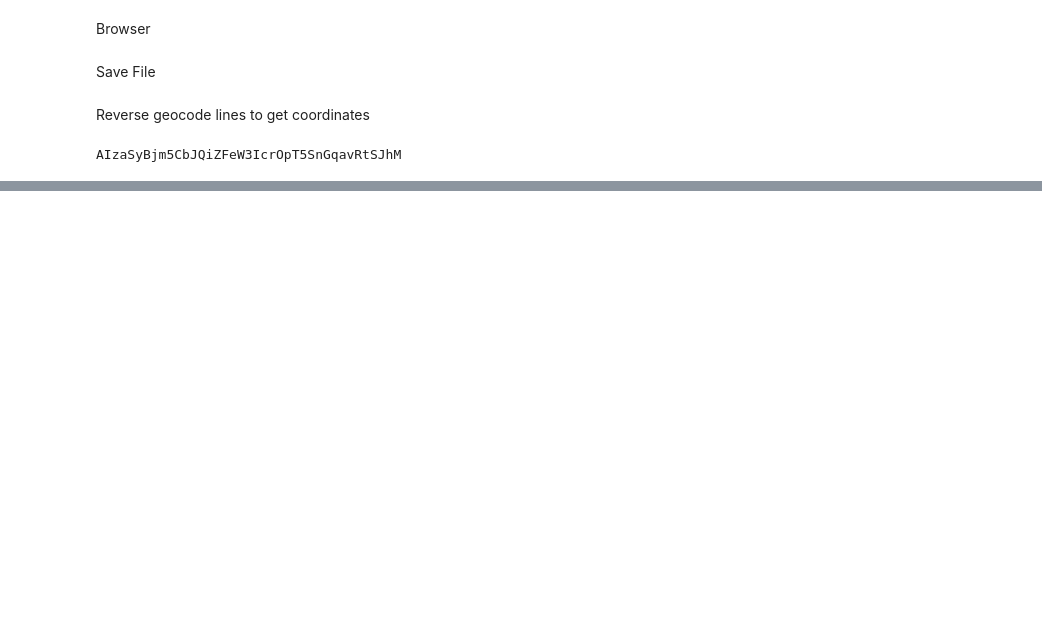
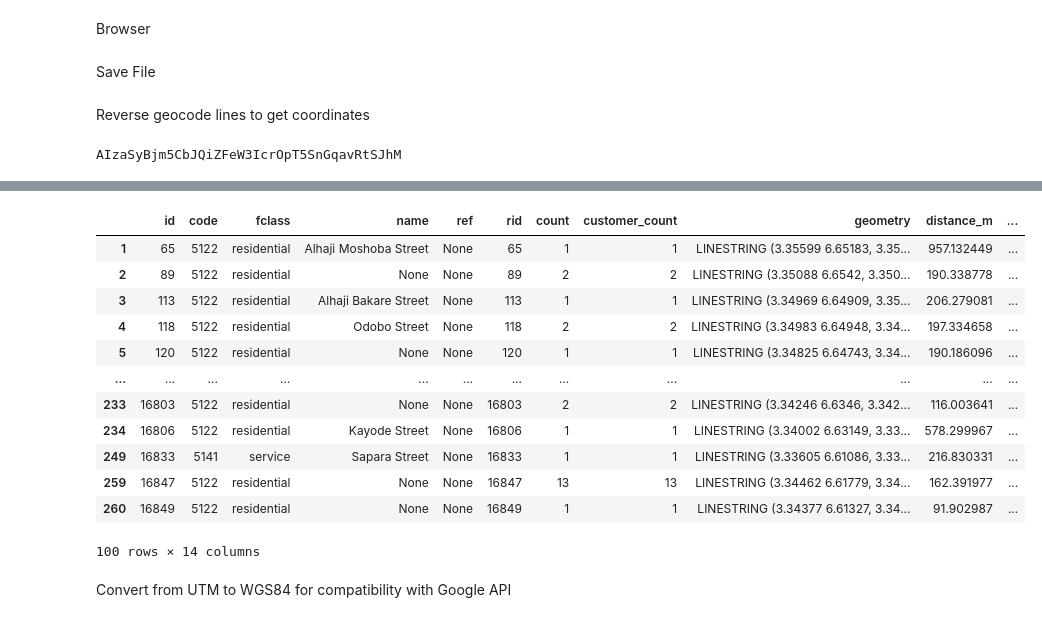
Before and after one commit to Ire-oluwa/Erroneous-LineString-Fixer, a Jupyter notebook: customers_without_row.ipynb, the cells around one changed output, grey strips where cells are left out. Drawn from its saved outputs; the diff is of its cells as text; code cells hidden in the pictures; blank space fills up the shorter version.

```diff
--- a/customers_without_row.ipynb
+++ b/customers_without_row.ipynb
@@ -201,0 +206,6 @@ def batch_reverse_geocode(gdf, api_key, batch_size=50, delay=2):
+# %%
+gdf_sample = gdf_non_right.head(100).copy()
+if gdf_sample.crs != "EPSG:4326":
+    gdf_sample = gdf_sample.to_crs(epsg=4326)
+
+gdf_non_right_with_addr = batch_reverse_geocode(gdf=gdf_sample, api_key=API_KEY)
@@ -202,3 +230,21 @@ def batch_reverse_geocode(gdf, api_key, batch_size=50, delay=2):
+# %%
+gdf_sample
+# %% [output]
+|  | id | code | fclass | name | ref | rid | count | customer_count | geometry | distance_m | ... |
+| 1 | 65 | 5122 | residential | Alhaji Moshoba Street | None | 65 | 1 | 1 | LINESTRING (3.35599 6.65183, 3.35... | 957.132449 | ... |
+| 2 | 89 | 5122 | residential | None | None | 89 | 2 | 2 | LINESTRING (3.35088 6.6542, 3.350... | 190.338778 | ... |
+| 3 | 113 | 5122 | residential | Alhaji Bakare Street | None | 113 | 1 | 1 | LINESTRING (3.34969 6.64909, 3.35... | 206.279081 | ... |
+| 4 | 118 | 5122 | residential | Odobo Street | None | 118 | 2 | 2 | LINESTRING (3.34983 6.64948, 3.34... | 197.334658 | ... |
+| 5 | 120 | 5122 | residential | None | None | 120 | 1 | 1 | LINESTRING (3.34825 6.64743, 3.34... | 190.186096 | ... |
+| ... | ... | ... | ... | ... | ... | ... | ... | ... | ... | ... | ... |
+| 233 | 16803 | 5122 | residential | None | None | 16803 | 2 | 2 | LINESTRING (3.34246 6.6346, 3.342... | 116.003641 | ... |
+| 234 | 16806 | 5122 | residential | Kayode Street | None | 16806 | 1 | 1 | LINESTRING (3.34002 6.63149, 3.33... | 578.299967 | ... |
+| 249 | 16833 | 5141 | service | Sapara Street | None | 16833 | 1 | 1 | LINESTRING (3.33605 6.61086, 3.33... | 216.830331 | ... |
+| 259 | 16847 | 5122 | residential | None | None | 16847 | 13 | 13 | LINESTRING (3.34462 6.61779, 3.34... | 162.391977 | ... |
+| 260 | 16849 | 5122 | residential | None | None | 16849 | 1 | 1 | LINESTRING (3.34377 6.61327, 3.34... | 91.902987 | ... |
+100 rows × 14 columns
+# %% [markdown]
+Convert from UTM to WGS84 for compatibility with Google API
 # %%
 if gdf_non_right.crs != "EPSG:4326":
     gdf_non_right = gdf_non_right.to_crs(epsg=4326)
```
Also changed, not shown: parts of 4 cells of this notebook, 1 other file.
